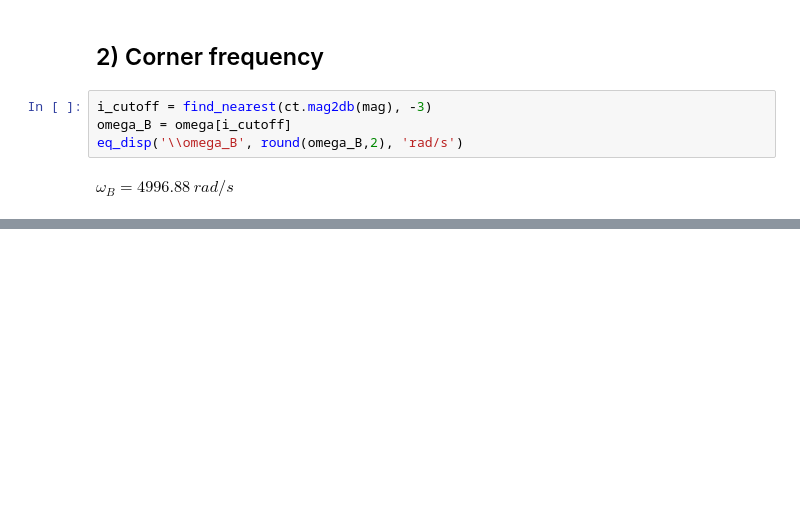
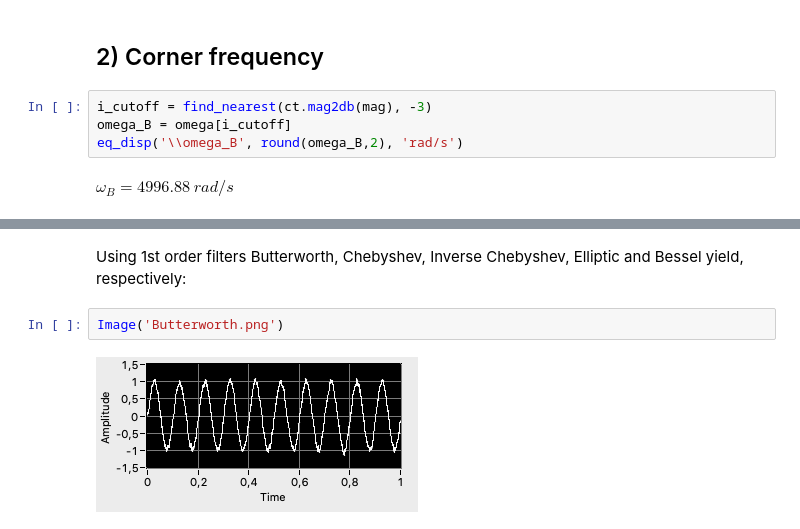
Before and after one commit to robotengineer123/ControlHomework, a Jupyter notebook: SensorHW/HW6/HW6.ipynb, the cells around one changed output, grey strips where cells are left out. Saved outputs shown, nothing was run; the diff lists cells and outputs as text; blank space fills up the shorter version.

```diff
--- a/SensorHW/HW6/HW6.ipynb
+++ b/SensorHW/HW6/HW6.ipynb
@@ -134,0 +153,6 @@ $\omega_B=4996.88 \: rad/s$
+# %% [markdown]
+Using 1st order filters Butterworth, Chebyshev, Inverse Chebyshev, Elliptic and Bessel yield, respectively:
+# %%
+Image('Butterworth.png')
+# %% [output]
+[figure, added]
```
Also changed, not shown: parts of 16 cells of this notebook, 16 other files.
